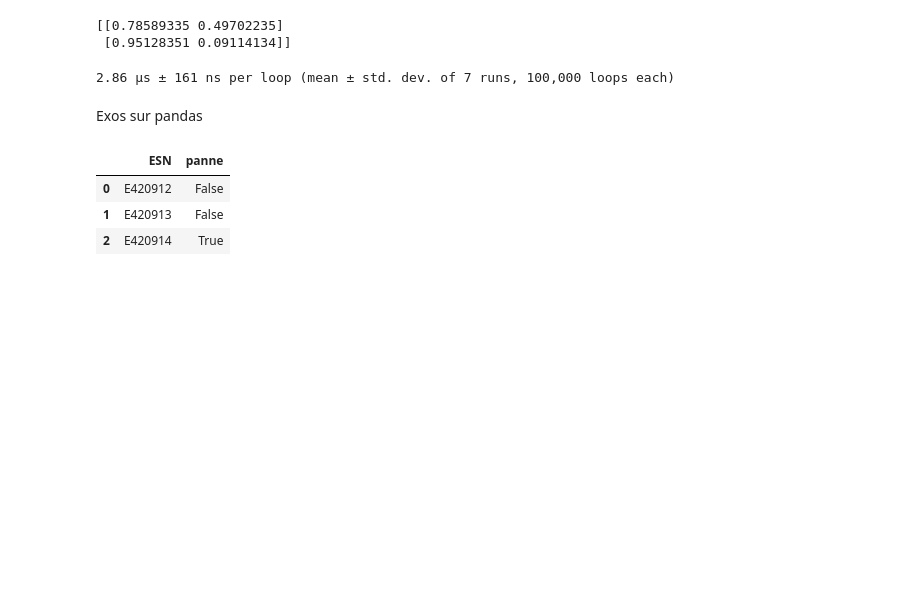
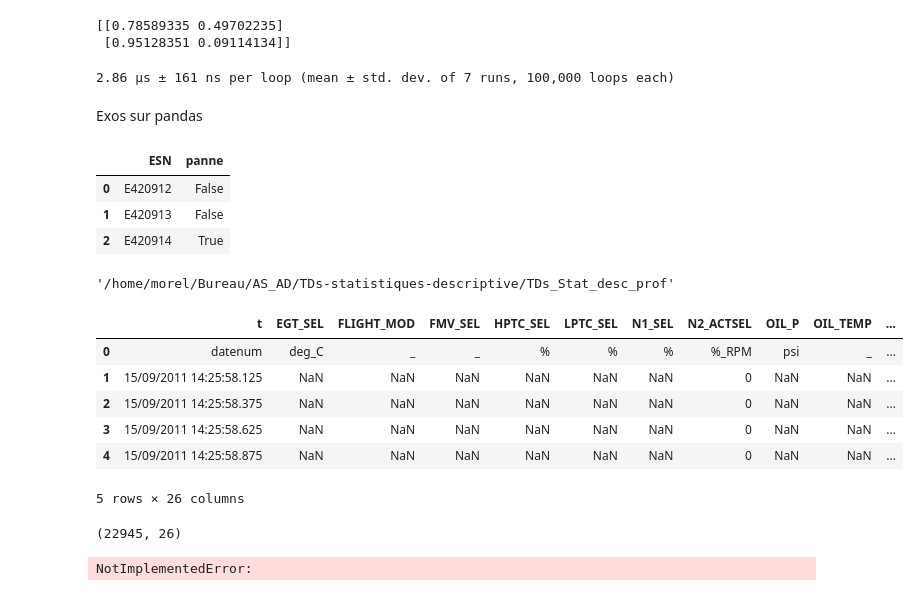
Before and after one commit to alc4ml/TDs-statistiques-descriptive, a Jupyter notebook: TD1.ipynb, the cells around one changed output. Drawn from its saved outputs; the diff is of its cells as text; code cells hidden in the pictures; blank space fills up the shorter version.

```diff
--- a/TD1.ipynb
+++ b/TD1.ipynb
@@ -530,0 +534,4 @@ df_exemple
+# %%
+os.getcwd()
+# %% [output]
+'/home/morel/Bureau/AS_AD/TDs-statistiques-descriptive/TDs_Stat_desc_prof'
@@ -530,0 +540,28 @@ df_exemple
+# %%
+# Chargement d'un fichier CSV ou Excel
+df = pd.read_csv("./data/Vol010.csv")
+# Affichage des 5 premières lignes
+df.head()
+# %% [output]
+|  | t | EGT_SEL | FLIGHT_MOD | FMV_SEL | HPTC_SEL | LPTC_SEL | N1_SEL | N2_ACTSEL | OIL_P | OIL_TEMP | ... |
+| 0 | datenum | deg_C | _ | _ | % | % | % | %_RPM | psi | _ | ... |
+| 1 | 15/09/2011 14:25:58.125 | NaN | NaN | NaN | NaN | NaN | NaN | 0 | NaN | NaN | ... |
+| 2 | 15/09/2011 14:25:58.375 | NaN | NaN | NaN | NaN | NaN | NaN | 0 | NaN | NaN | ... |
+| 3 | 15/09/2011 14:25:58.625 | NaN | NaN | NaN | NaN | NaN | NaN | 0 | NaN | NaN | ... |
+| 4 | 15/09/2011 14:25:58.875 | NaN | NaN | NaN | NaN | NaN | NaN | 0 | NaN | NaN | ... |
+5 rows × 26 columns
+# %%
+#les dims du dataframes
+df.shape
+# %% [output]
+(22945, 26)
+# %%
+"""
+EXERCICE - Dimensions d'un DataFrame
+Affichez le nombre de colonnes et de ligne du DataFrame (indice : beaucoup de méthodes sont communes entre numpy et pandas)
+"""
+raise NotImplementedError
+print('Nombre de colonnes :', df.size)
+print('Nombre de lignes :', len(df))
+# %% [output]
+NotImplementedError:
```
Also changed, not shown: parts of 3 cells of this notebook.
